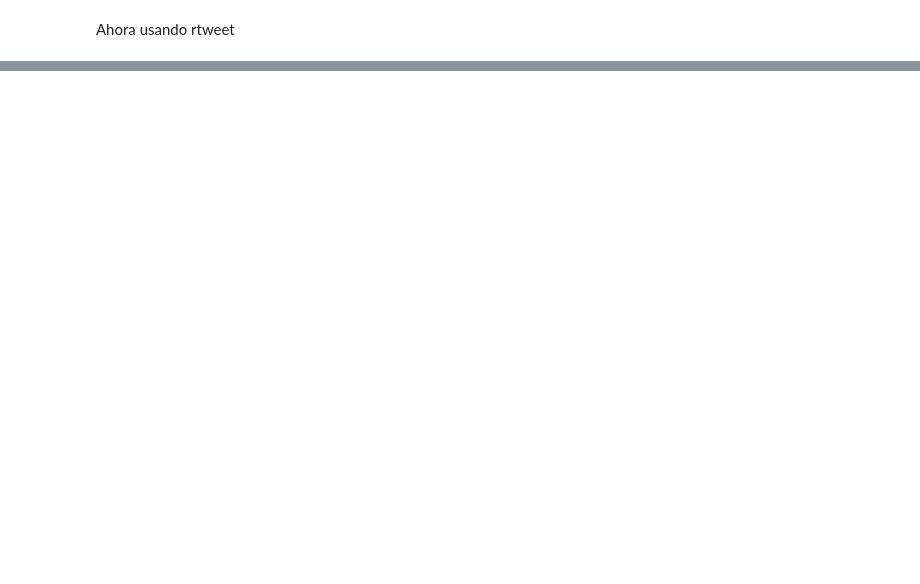
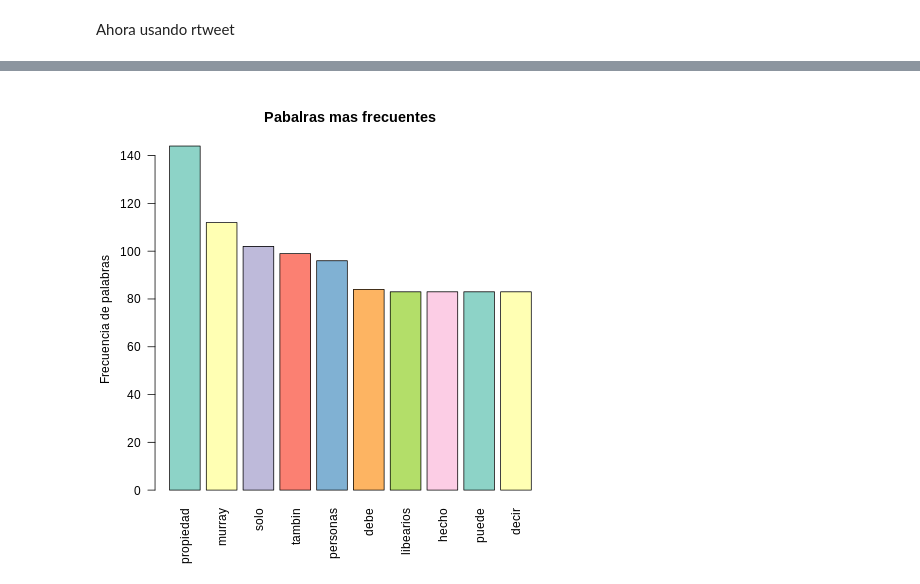
Before and after one commit to ALRIER/BigD_KonradLorenz, a Jupyter notebook: Regex&TextAnalysis.ipynb, the cells around one changed output, grey strips where cells are left out. Cells and saved outputs as stored; diff of their text form; code cells hidden in the pictures; blank space fills up the shorter version.

```diff
--- a/Regex&TextAnalysis.ipynb
+++ b/Regex&TextAnalysis.ipynb
@@ -435,0 +631,5 @@ print(tweet_df.head())
+# %%
+%%R
+
+#Now i will split the text in words to analyse each one of them separated
+tokens<-tokens(lobror,what = "word",remove_punct = TRUE,remove_symbols =TRUE,remove_numbers =TRUE,remove_url =TRUE,remove_separators =TRUE,split_hyphens =TRUE)
@@ -435,0 +692,16 @@ print(tweet_df.head())
+# %%
+%%R
+#remove stopwords (quito las stopwords("spanish").)
+discurso <- removeWords(discurso, words = stopwords("spanish"))
+discurso <- removeWords(discurso, words = c("hp2pdfmnfa","@iandresrm","va","https://","@",":",
+                                            "…","t.co/","👁","@christi11079874","📢","jajajajjaja",
+                                            "“","n","cad…","@lafm","plat…",
+                                            "…", "indra","dos","día","🇨🇴",
+                                            "de","la","aos","el","y","las","nes",
+                                            "ser",""))
+#Remove punctuation (Nos deshacemos de la puntuación)
+discurso <- removePunctuation(discurso)
+#Remove numbers (removemos los números)
+discurso <- removeNumbers(discurso)
+#confirmation
+discurso[1:100]
@@ -435,0 +728,16 @@ print(tweet_df.head())
+# %%
+%%R
+
+# Create a Corpus
+discurso1 <- Corpus(VectorSource(discurso))
+
+# Create a Term-Document Matrix
+letras <- TermDocumentMatrix(discurso1)
+letrasmatrix <- as.matrix(letras)
+
+# Calculate word frequencies
+vector <- rowSums(letrasmatrix)
+Vectorr <- sort(vector, decreasing = TRUE)
+
+dataletras <- data.frame(word= names(Vectorr),freq=Vectorr)
+dataletras%>%head(10)
@@ -435,0 +756,8 @@ print(tweet_df.head())
+# %%
+%%R
+
+barplot(dataletras[1:10,]$freq, las = 2, names.arg = dataletras[1:10,]$word,
+        col = brewer.pal(n = 8, name = "Set3"), main ="Pabalras mas frecuentes",
+        ylab = "Frecuencia de palabras")
+# %% [output]
+[figure, added]
```
Also changed, not shown: parts of 56 cells of this notebook.
